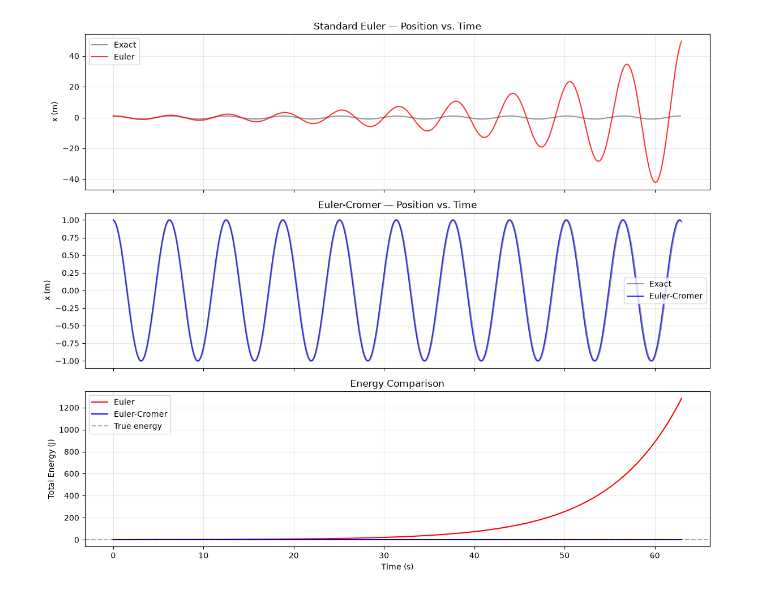
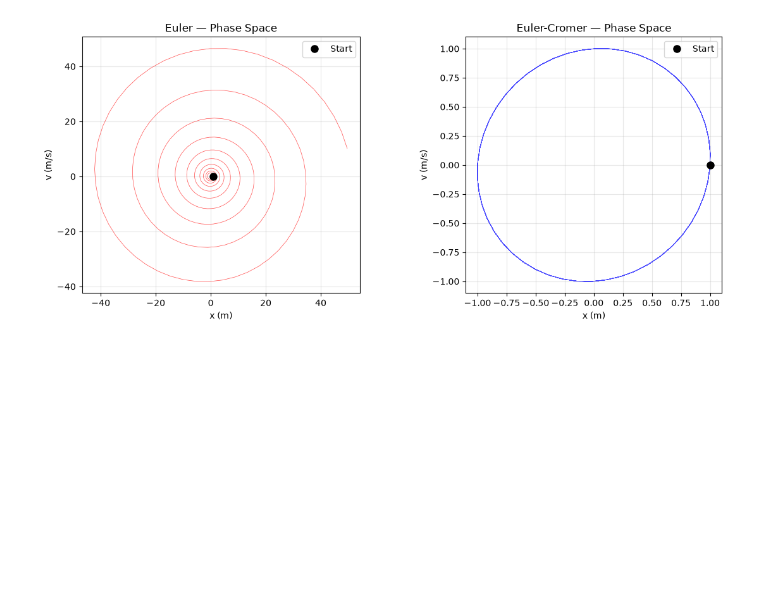
Before and after one commit to inoe-tech/phys311, a Jupyter notebook: labs/Lab 3/Lesson 3.ipynb, the cells around one changed output. Drawn from its saved outputs; the diff is of its cells as text; code cells hidden in the pictures; blank space fills up the shorter version.

```diff
--- a/labs/Lab 3/Lesson 3.ipynb
+++ b/labs/Lab 3/Lesson 3.ipynb
@@ -30,12 +30,14 @@ def simulate_sho(method, dt, n_periods=10):
             x_new = x + v * dt
             v_new = v + a * dt
             x, v = x_new, v_new
+            E = 0.5 * k * x**2 + 0.5 * m * v**2
         elif method == 'euler-cromer':
             v = v + a * dt       # velocity first
             x = x + v * dt       # then position with new v
+            E = 0.5 * k * x**2 + 0.5 * m * v**2
 
         t += dt
-        E = 0.5 * k * x**2 + 0.5 * m * v**2
+
         ts.append(t); xs.append(x); vs.append(v); Es.append(E)
 
     return np.array(ts), np.array(xs), np.array(vs), np.array(Es)
@@ -74,5 +76,28 @@ axes[2].grid(True, alpha=0.3)
 
 plt.tight_layout()
 plt.show()
-# %% [output]
-[figure, removed]
+# %%
+fig, (ax1, ax2) = plt.subplots(1, 2, figsize=(12, 5))
+
+# Euler phase portrait
+ax1.plot(x_e, v_e, 'r-', alpha=0.7, linewidth=0.5)
+ax1.plot(x_e[0], v_e[0], 'ko', markersize=8, label='Start')
+ax1.set_xlabel('x (m)'); ax1.set_ylabel('v (m/s)')
+ax1.set_title('Euler — Phase Space')
+ax1.set_aspect('equal')
+ax1.legend()
+ax1.grid(True, alpha=0.3)
+
+# Euler-Cromer phase portrait
+ax2.plot(x_ec, v_ec, 'b-', alpha=0.7, linewidth=0.5)
+ax2.plot(x_ec[0], v_ec[0], 'ko', markersize=8, label='Start')
+ax2.set_xlabel('x (m)'); ax2.set_ylabel('v (m/s)')
+ax2.set_title('Euler-Cromer — Phase Space')
+ax2.set_aspect('equal')
+ax2.legend()
+ax2.grid(True, alpha=0.3)
+
+plt.tight_layout()
+plt.show()
+# %% [output]
+[figure, added]
```
Also changed, not shown: parts of 11 cells of this notebook, 4 other files.
